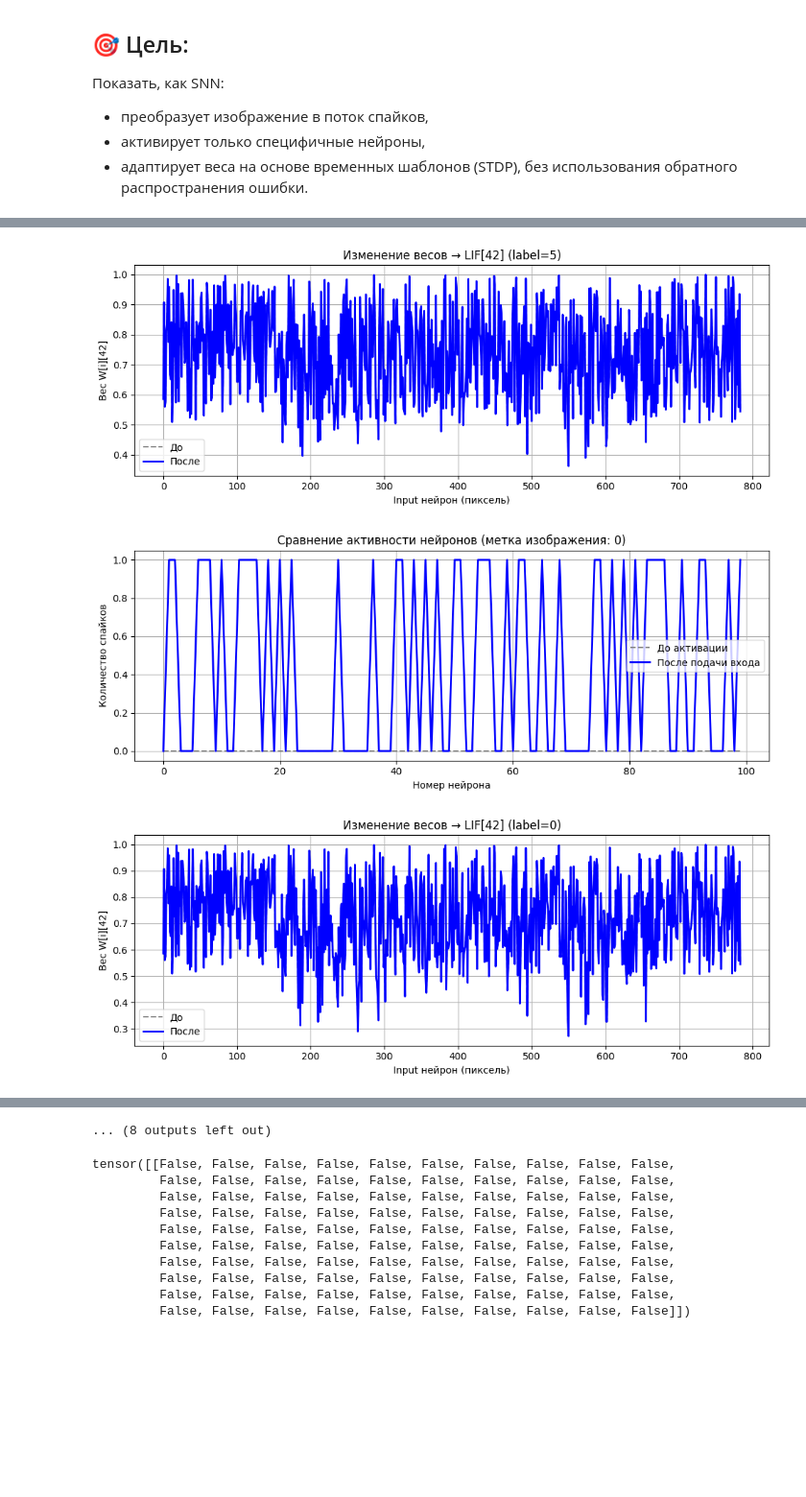
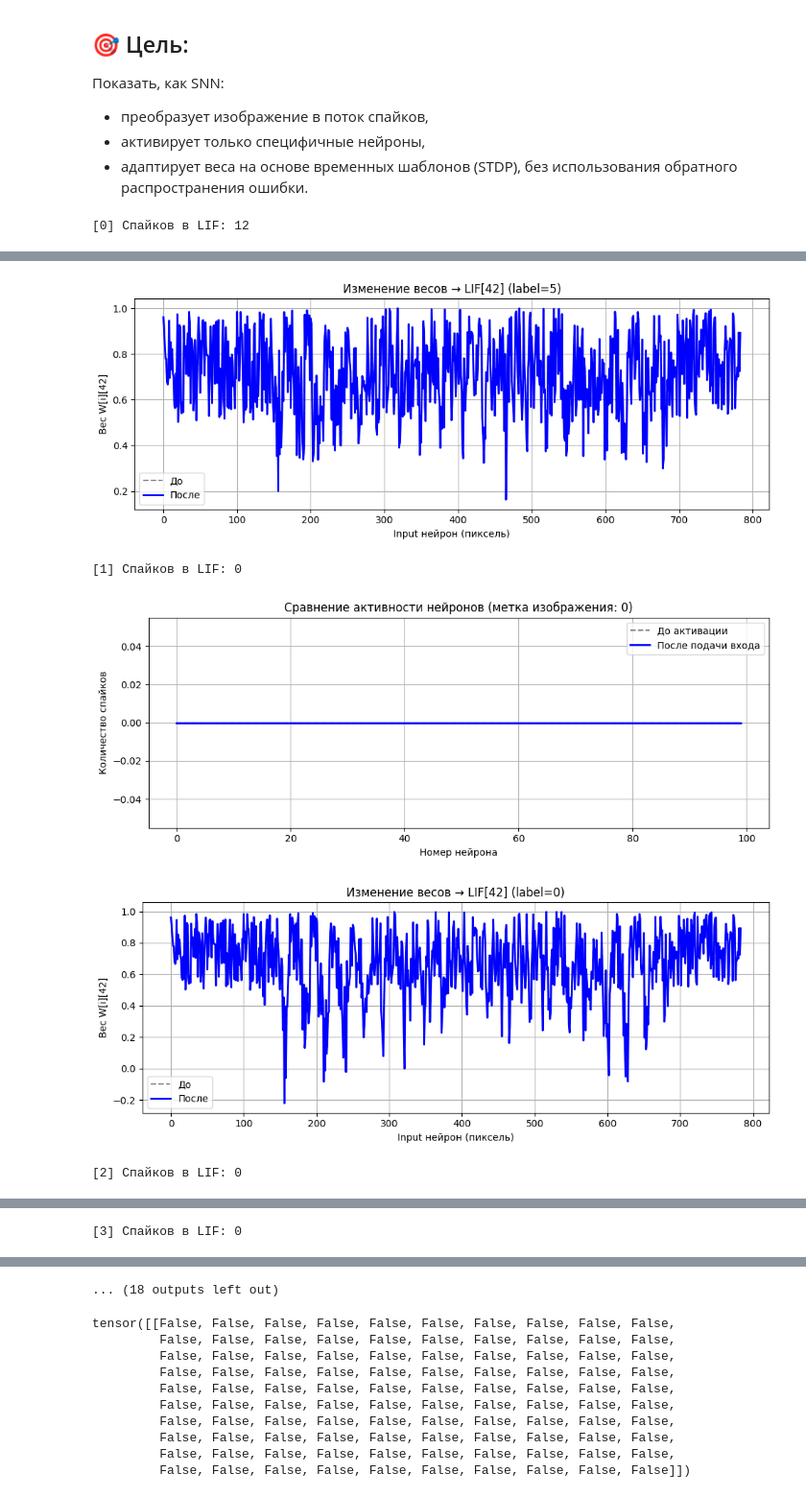
Before and after one commit to alexander-toschev/science-reports, a Jupyter notebook: energy_efficient/STDP_learning.ipynb, the cells around one changed output, grey strips where cells are left out. Shown at 96% size. Saved outputs shown, nothing was run; the diff lists cells and outputs as text; code cells hidden in the pictures; blank space fills up the shorter version.

```diff
--- a/energy_efficient/STDP_learning.ipynb
+++ b/energy_efficient/STDP_learning.ipynb
@@ -67,10 +94,17 @@ from bindsnet.analysis.plotting import plot_spikes, plot_weights
 from bindsnet.pipeline import EnvironmentPipeline
 from bindsnet.encoding import PoissonEncoder
 from bindsnet.network.nodes import Input, LIFNodes
+from torchvision import transforms
+from bindsnet.datasets import MNIST
 import matplotlib.pyplot as plt
 
+
+
+# 📚 Загрузка датасета MNIST
+transform = transforms.Compose([transforms.ToTensor()])
+dataset = MNIST(root='./data', train=True, download=True, transform=transform)
 # 🎯 Параметры
-time = 100  # временное окно
+time = 200  # временное окно
 n_hidden = 100
 batch_size = 1
 
@@ -82,12 +116,12 @@ input_layer = Input(n=784, shape=(1, 28, 28), traces=True)
 net.add_layer(input_layer, name='Input')
 
 # Скрытый слой на нейронах Ижикевича
-lif_layer = LIFNodes(n=n_hidden, traces=True)
+lif_layer = LIFNodes(n=n_hidden, traces=True, thresh=-52.0)
 net.add_layer(lif_layer, name='LIF')
 
 # Связи и STDP
 connection = Connection(source=input_layer, target=lif_layer)
-connection.update_rule = PostPre(connection=connection, nu=(0.01, -0.01))
+connection.update_rule = PostPre(connection=connection, nu=(0.2, -0.2))
 net.add_connection(connection, source='Input', target='LIF')
 
 
@@ -95,16 +129,16 @@ net.add_connection(connection, source='Input', target='LIF')
 connection.w.data.uniform_(0.5, 1.0)
 
 # Poisson-кодировщик
-encoder = PoissonEncoder(time=time)
+encoder = LatencyEncoder(time=time)
 
 # 🚀 Обучение и визуализация
 for i in range(10):
     sample = dataset[i]
     image = sample["image"]
+    image = image / image.max()
     label = sample["label"]  # Метка класса
-    image = transforms.functional.to_tensor(image) *60 # усилить ток
-    #image = image.point(lambda p: p * 30)  # усиливаем входной ток
-    spike_input = encoder(image)           # [time, 1, 28, 28]
+    image_np = image.squeeze().numpy()
+    spike_input = encoder(image_np)  # [time, 1, 784]    # [time, 1, 28, 28]
     #spike_input = spike_input.view(time, 1, 784)
 
     inputs = {"Input": spike_input}
@@ -114,6 +148,7 @@ for i in range(10):
     weights_before = connection.w[:, 42].detach().cpu().numpy()
     net.run(inputs=inputs, time=time)
     spikes_after = lif_layer.s.sum(0).squeeze().cpu().numpy()
+    print(f"[{i}] Спайков в LIF:", lif_layer.s.sum().item())
     # ПОСЛЕ запуска
     weights_after = connection.w[:, 42].detach().cpu().numpy()
     # Визуализация
@@ -144,3 +179,4 @@ for i in range(10):
 
     net.reset_state_variables()
 # %% [output]
+[0] Спайков в LIF: 12
@@ -148,4 +184,6 @@ for i in range(10):
-[figure, old version]
+[figure, new version]
+[1] Спайков в LIF: 0
-[figure, old version]
+[figure, new version]
-[figure, old version]
+[figure, new version]
+[2] Спайков в LIF: 0
 [figure]
@@ -153 +191,2 @@ for i in range(10):
+[3] Спайков в LIF: 0
 [figure]
@@ -159,4 +194,4 @@ for i in range(10):
-... (8 outputs left out)
+... (18 outputs left out)
 # %%
 net.layers["LIF"].s
 # %% [output]
```
Also changed, not shown: parts of 3 cells of this notebook.
